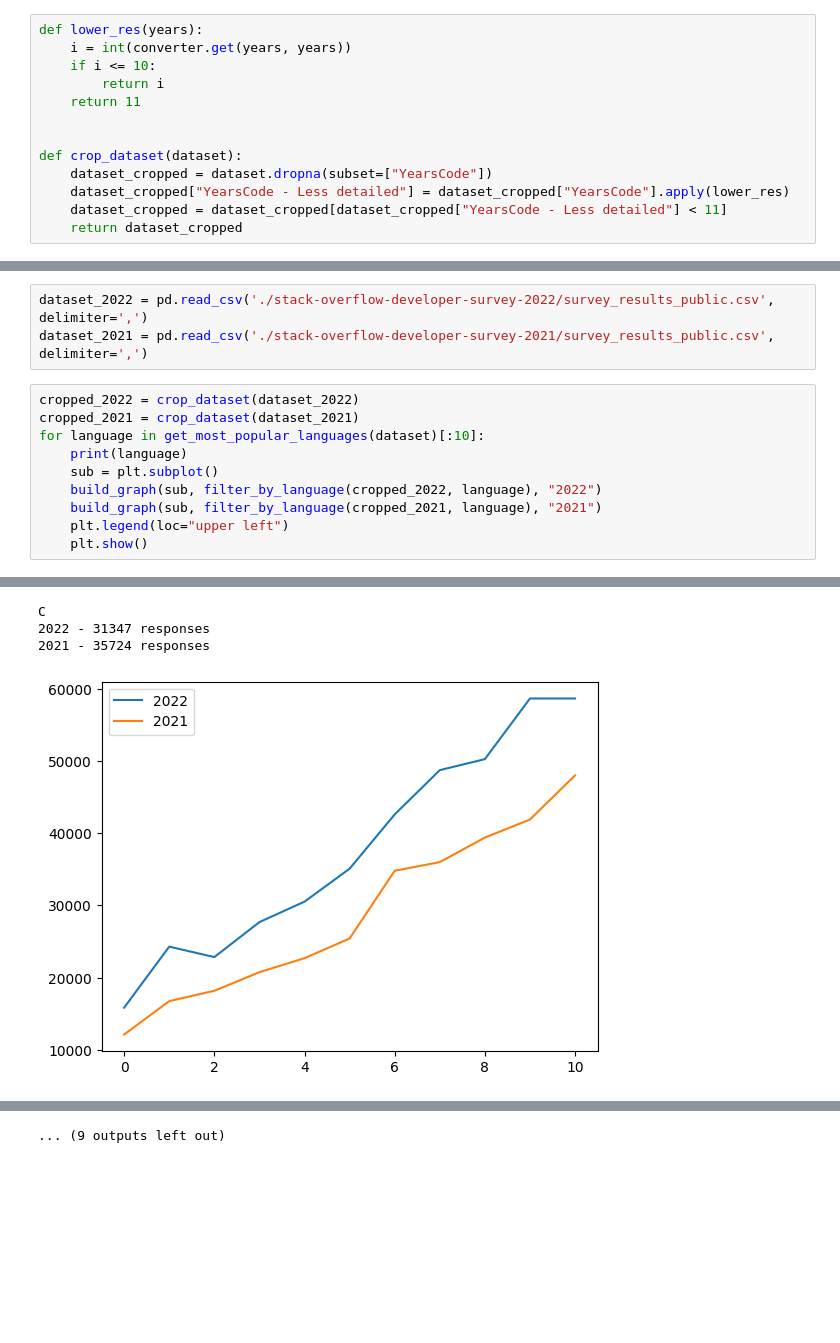
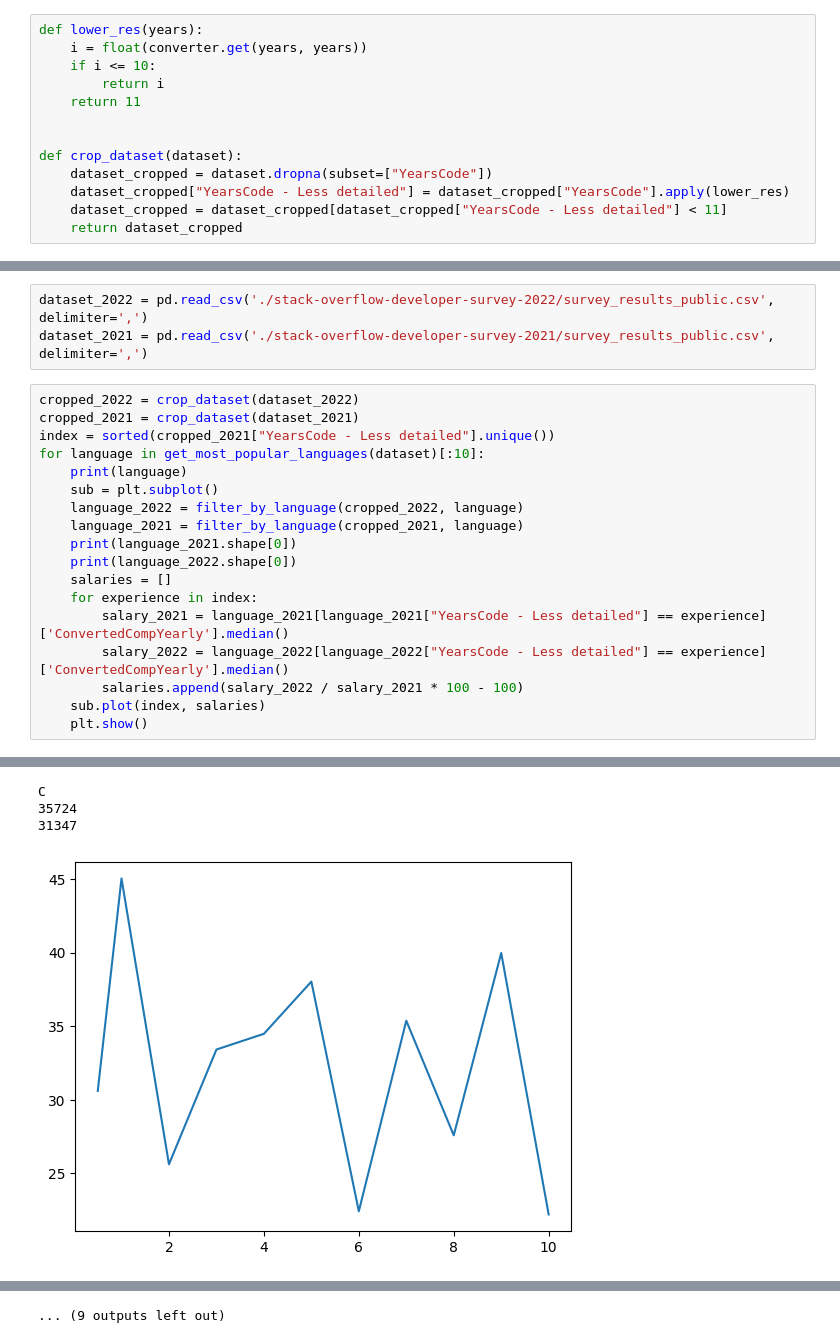
Before and after one commit to rizerphe-student/dev_datasets_analysis_project, a Jupyter notebook: notebook.ipynb, the cells around one changed output, grey strips where cells are left out. Drawn from its saved outputs; the diff is of its cells as text; blank space fills up the shorter version.

Commit message:
added graph with percents

```diff
--- a/notebook.ipynb
+++ b/notebook.ipynb
@@ -176,7 +198,7 @@ def summarize_salary_per_experience(dataset):
     plt.show()
 # %%
 def lower_res(years):
-    i = int(converter.get(years, years))
+    i = float(converter.get(years, years))
     if i <= 10:
         return i
     return 11
@@ -216,26 +238,34 @@ dataset_2021 = pd.read_csv('./stack-overflow-developer-survey-2021/survey_result
 # %%
 cropped_2022 = crop_dataset(dataset_2022)
 cropped_2021 = crop_dataset(dataset_2021)
+index = sorted(cropped_2021["YearsCode - Less detailed"].unique())
 for language in get_most_popular_languages(dataset)[:10]:
     print(language)
     sub = plt.subplot()
-    build_graph(sub, filter_by_language(cropped_2022, language), "2022")
-    build_graph(sub, filter_by_language(cropped_2021, language), "2021")
-    plt.legend(loc="upper left")
+    language_2022 = filter_by_language(cropped_2022, language)
+    language_2021 = filter_by_language(cropped_2021, language)
+    print(language_2021.shape[0])
+    print(language_2022.shape[0])
+    salaries = []
+    for experience in index:
+        salary_2021 = language_2021[language_2021["YearsCode - Less detailed"] == experience]['ConvertedCompYearly'].median()
+        salary_2022 = language_2022[language_2022["YearsCode - Less detailed"] == experience]['ConvertedCompYearly'].median()
+        salaries.append(salary_2022 / salary_2021 * 100 - 100)
+    sub.plot(index, salaries)
     plt.show()
 # %% [output]
 A value is trying to be set on a copy of a slice from a DataFrame.
 Try using .loc[row_indexer,col_indexer] = value instead
 
 See the caveats in the documentation: https://pandas.pydata.org/pandas-docs/stable/user_guide/indexing.html#returning-a-view-versus-a-copy
   dataset_cropped["YearsCode - Less detailed"] = dataset_cropped["YearsCode"].apply(lower_res)
 A value is trying to be set on a copy of a slice from a DataFrame.
 Try using .loc[row_indexer,col_indexer] = value instead
 
 See the caveats in the documentation: https://pandas.pydata.org/pandas-docs/stable/user_guide/indexing.html#returning-a-view-versus-a-copy
   dataset_cropped["YearsCode - Less detailed"] = dataset_cropped["YearsCode"].apply(lower_res)
 C
-2022 - 31347 responses
-2021 - 35724 responses
+35724
+31347
-[figure, old version]
+[figure, new version]
 Java
```
Also changed, not shown: parts of 2 cells of this notebook.
